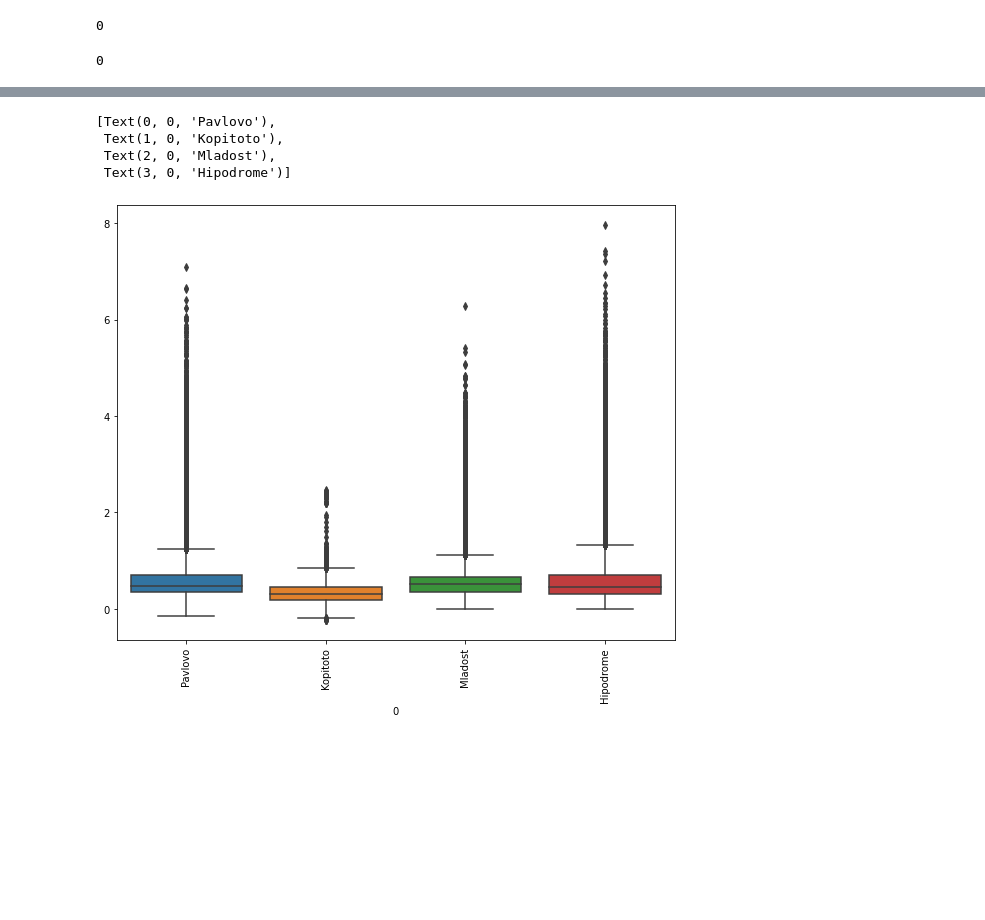
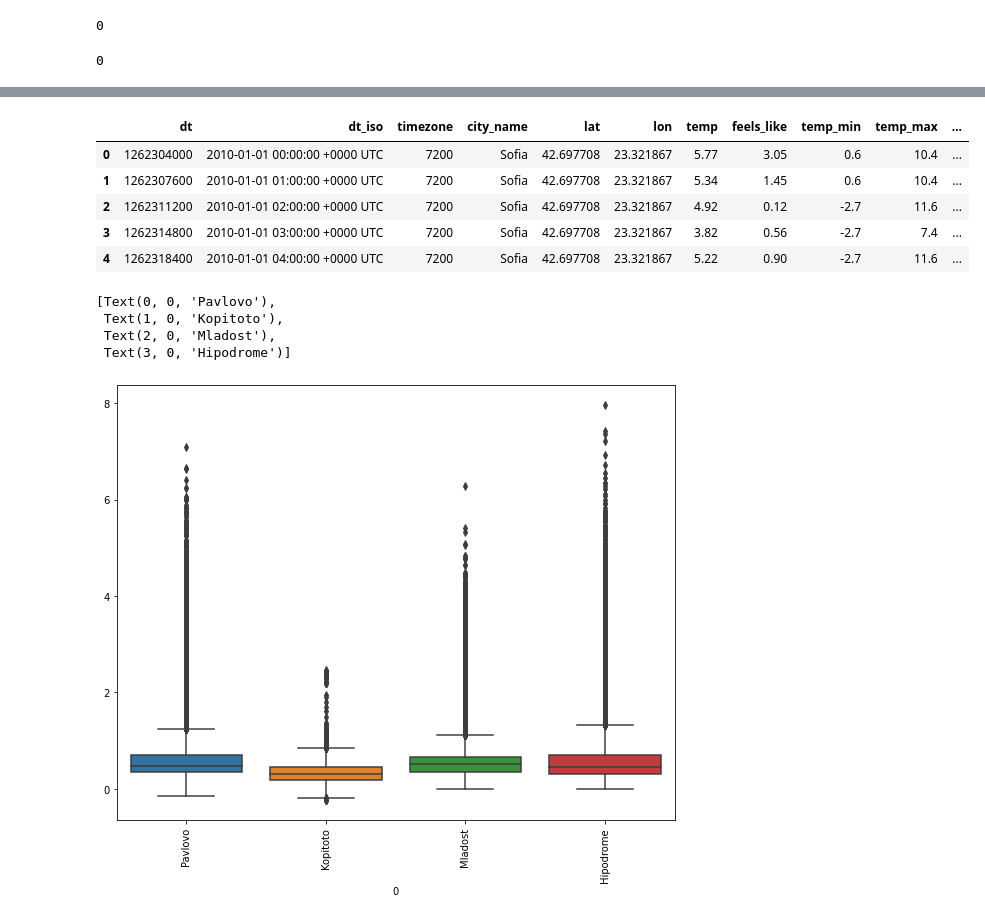
Before and after one commit to TsvetoslavVasev/BIgDataCourseProject, a Jupyter notebook: BigData.ipynb, the cells around one changed output, grey strips where cells are left out. Cells and saved outputs as stored; diff of their text form; code cells hidden in the pictures; blank space fills up the shorter version.

```diff
--- a/BigData.ipynb
+++ b/BigData.ipynb
@@ -160,3 +322,21 @@ dtype: int64
+# %%
+#meteorological_dataset.drop('dt_iso',axis='columns', inplace=True)
+meteorological_dataset.drop('sea_level',axis='columns', inplace=True)
+meteorological_dataset.drop('grnd_level',axis='columns', inplace=True)
+meteorological_dataset.drop('rain_1h',axis='columns', inplace=True)
+meteorological_dataset.drop('rain_3h',axis='columns', inplace=True)
+meteorological_dataset.drop('snow_1h',axis='columns', inplace=True)
+meteorological_dataset.drop('snow_3h',axis='columns', inplace=True)
+meteorological_dataset.drop('lon',axis='columns', inplace=True)
+meteorological_dataset.drop('lat',axis='columns', inplace=True)
+meteorological_dataset.head()
+# %% [output]
+|  | dt | dt_iso | timezone | city_name | lat | lon | temp | feels_like | temp_min | temp_max | ... |
+| 0 | 1262304000 | 2010-01-01 00:00:00 +0000 UTC | 7200 | Sofia | 42.697708 | 23.321867 | 5.77 | 3.05 | 0.6 | 10.4 | ... |
+| 1 | 1262307600 | 2010-01-01 01:00:00 +0000 UTC | 7200 | Sofia | 42.697708 | 23.321867 | 5.34 | 1.45 | 0.6 | 10.4 | ... |
+| 2 | 1262311200 | 2010-01-01 02:00:00 +0000 UTC | 7200 | Sofia | 42.697708 | 23.321867 | 4.92 | 0.12 | -2.7 | 11.6 | ... |
+| 3 | 1262314800 | 2010-01-01 03:00:00 +0000 UTC | 7200 | Sofia | 42.697708 | 23.321867 | 3.82 | 0.56 | -2.7 | 7.4 | ... |
+| 4 | 1262318400 | 2010-01-01 04:00:00 +0000 UTC | 7200 | Sofia | 42.697708 | 23.321867 | 5.22 | 0.90 | -2.7 | 11.6 | ... |
 # %%
 co_measures = co_dataset[["Pavlovo", 'Kopitoto', 'Mladost', 'Hipodrome']]
 fdp_measures = fdp_dataset[["Pavlovo", 'Kopitoto', 'Mladost', 'Hipodrome', 'Druzhba', 'Nadezhda']]
```
Also changed, not shown: parts of 49 cells of this notebook, 7 other files.
